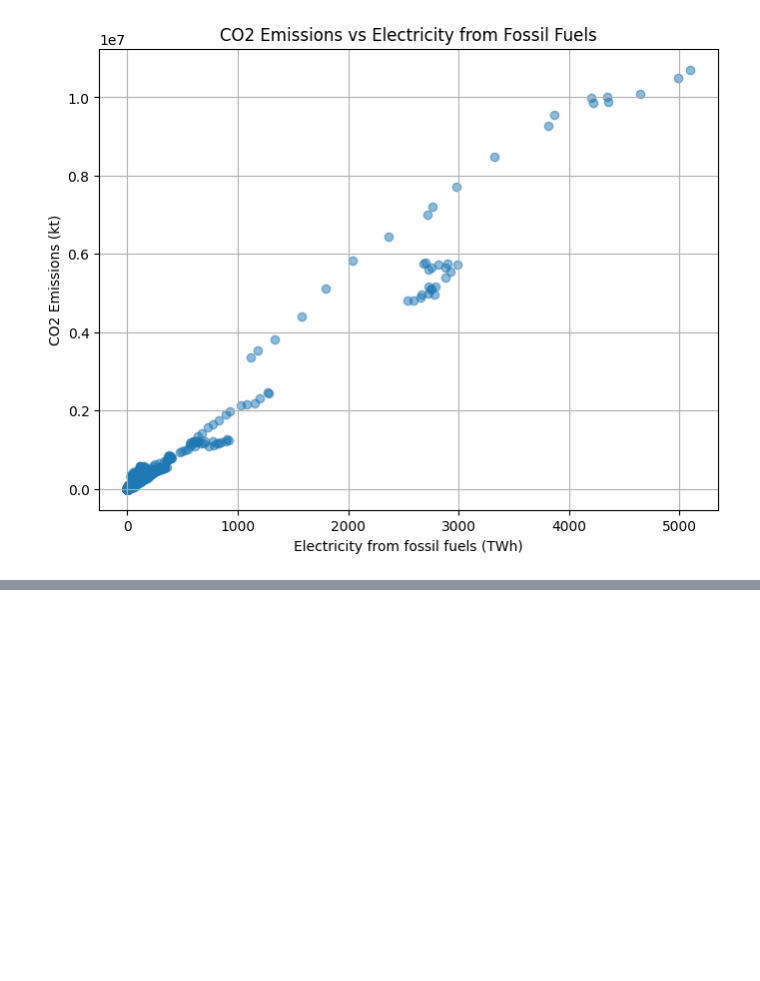
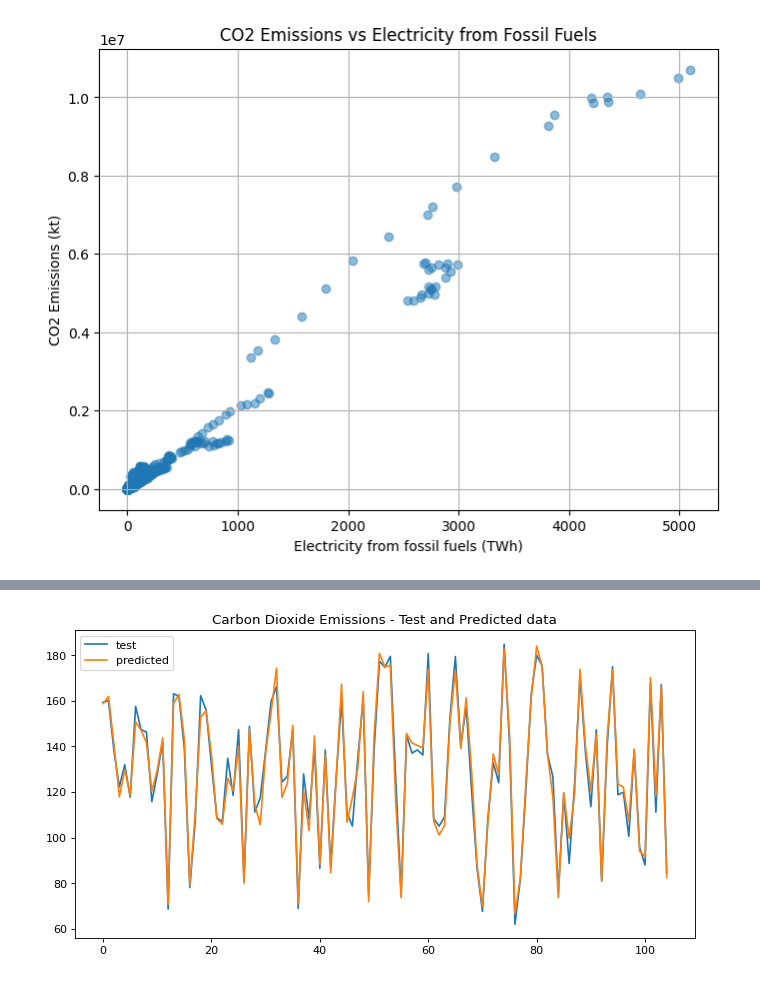
Before and after one commit to IT4063C-Fall23/final-project-Abuerrdg, a Jupyter notebook: source.ipynb, the cells around one changed output, grey strips where cells are left out. Drawn from its saved outputs; the diff is of its cells as text; code cells hidden in the pictures; blank space fills up the shorter version.

```diff
--- a/source.ipynb
+++ b/source.ipynb
@@ -343,0 +359,3 @@ X_train, X_test, y_train, y_test = train_test_split(X, y, test_size=0.3, random_
+# %%
+X = c02.loc[:,['Month', 'Year']].values
+y = c02.loc[:,'Value'].values
@@ -343,0 +390,6 @@ X_train, X_test, y_train, y_test = train_test_split(X, y, test_size=0.3, random_
+# %%
+X_train, X_test, y_train, y_test = train_test_split(X, y, test_size=0.2, random_state=5)
+print(X_train.shape)
+print(y_train.shape)
+print(X_test.shape)
+print(y_test.shape)
@@ -343,0 +401,10 @@ X_train, X_test, y_train, y_test = train_test_split(X, y, test_size=0.3, random_
+# %%
+reg_mod = xgb.XGBRegressor(
+    n_estimators=1000,
+    learning_rate=0.08,
+    subsample=0.75,
+    colsample_bytree=1,
+    max_depth=7,
+    gamma=0,
+)
+reg_mod.fit(X_train, y_train)
@@ -343,0 +454,10 @@ X_train, X_test, y_train, y_test = train_test_split(X, y, test_size=0.3, random_
+# %%
+plt.figure(figsize=(10, 5), dpi=80)
+x_ax = range(len(y_test))
+plt.plot(x_ax, y_test, label="test")
+plt.plot(x_ax, predictions, label="predicted")
+plt.title("Carbon Dioxide Emissions - Test and Predicted data")
+plt.legend()
+plt.show()
+# %% [output]
+[figure, added]
```
Also changed, not shown: parts of 64 cells of this notebook, 1 other file.
